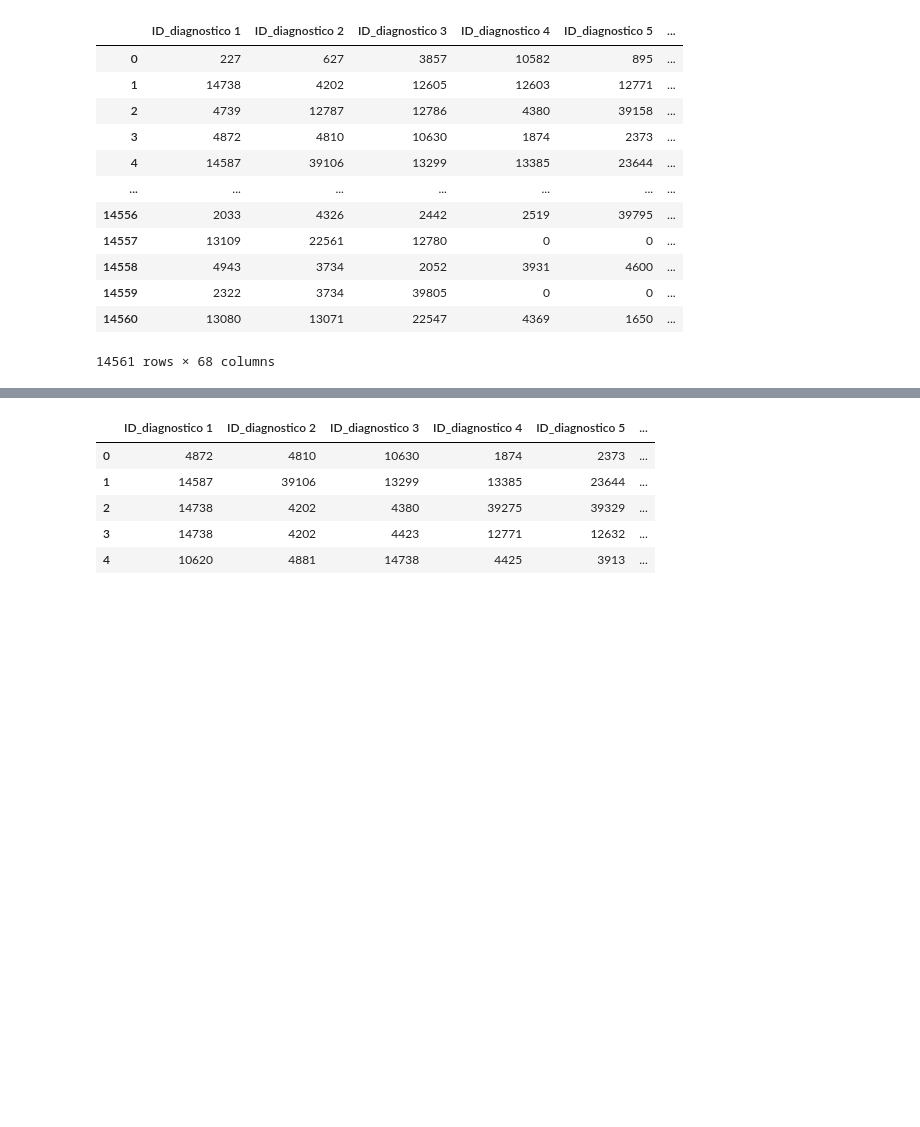
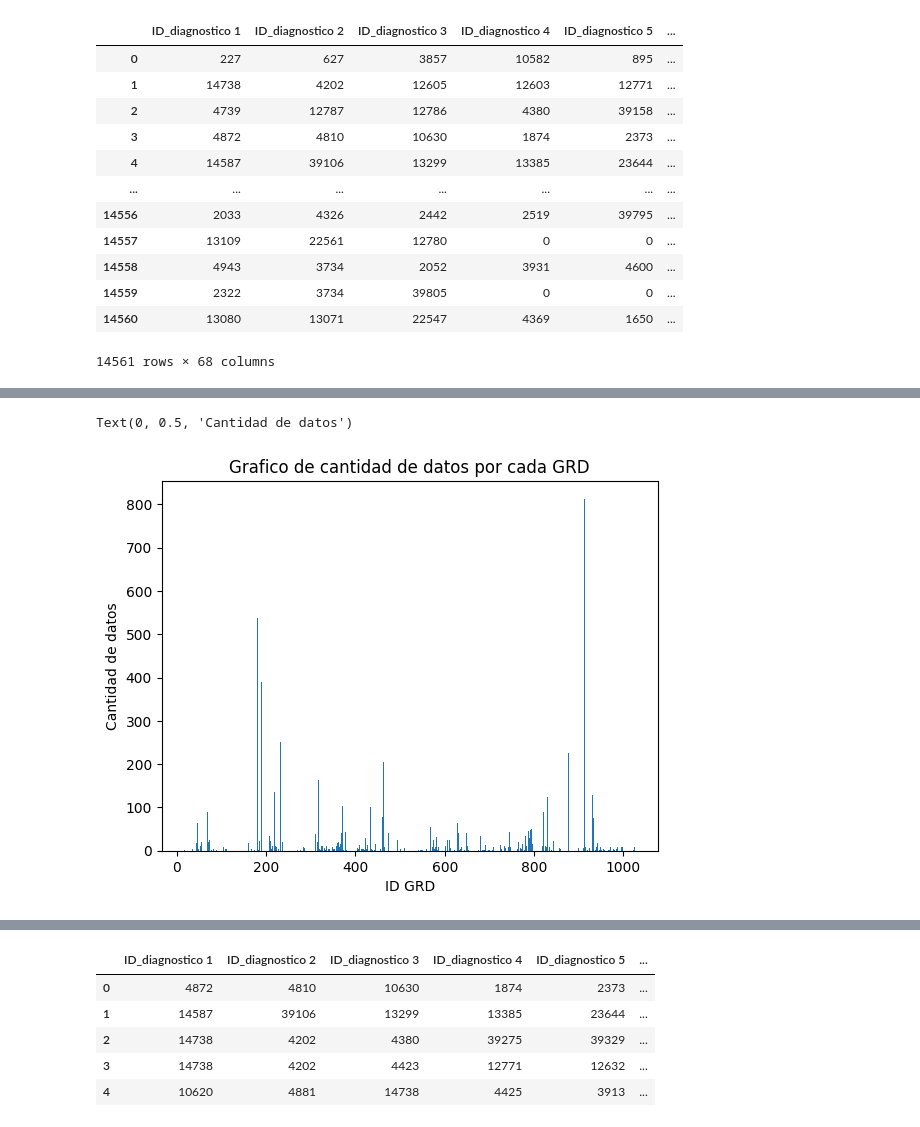
Before and after one commit to NicoElHulk/Proyecto1_ML, a Jupyter notebook: src/main.ipynb, the cells around one changed output, grey strips where cells are left out. Drawn from its saved outputs; the diff is of its cells as text; code cells hidden in the pictures; blank space fills up the shorter version.

```diff
--- a/src/main.ipynb
+++ b/src/main.ipynb
@@ -154,0 +177,18 @@ Tomar los GRD's mas repetidos en el dataset y hacer un nuevo dataset mas equilib
+# %%
+ejey = df['ID_GRD'].value_counts()
+
+ejex = []
+for a in df['ID_GRD']:
+    if a not in ejex:
+        ejex.append(a)
+    else:
+        pass
+
+
+plt.bar(ejex, ejey)
+plt.title('Grafico de cantidad de datos por cada GRD')
+plt.xlabel('ID GRD')
+plt.ylabel('Cantidad de datos')
+# %% [output]
+Text(0, 0.5, 'Cantidad de datos')
+[figure, added]
```
Also changed, not shown: parts of 24 cells of this notebook.
